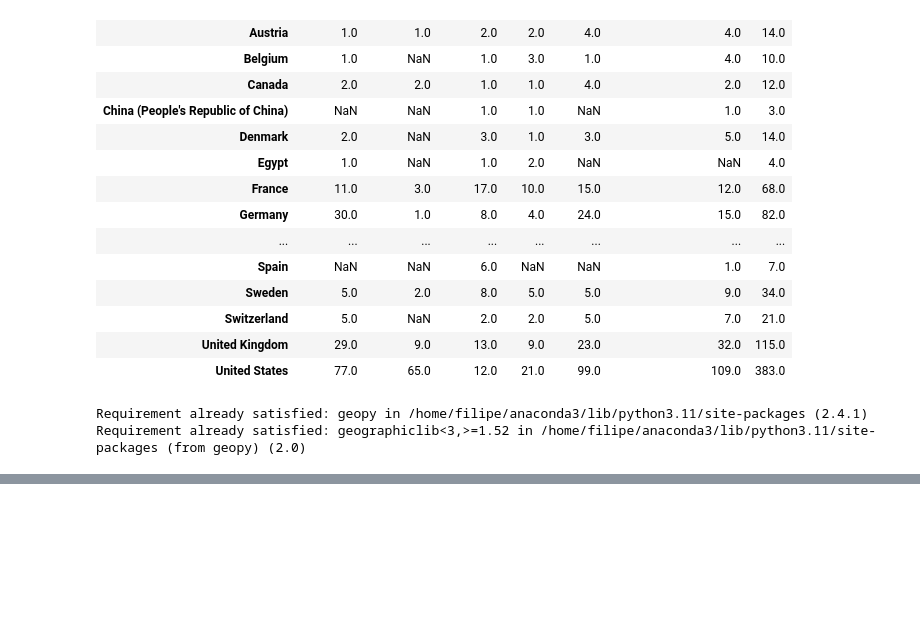
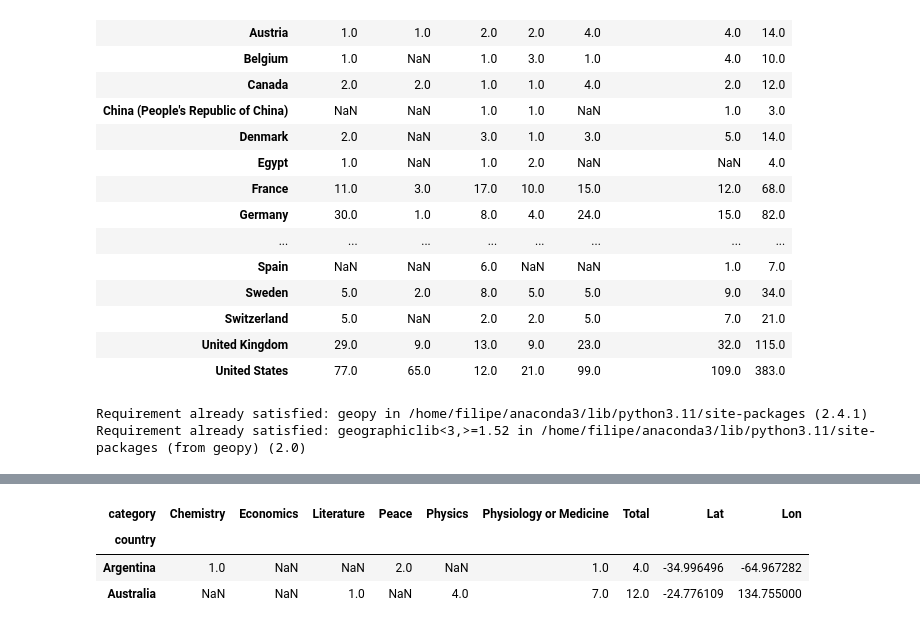
Before and after one commit to FilipeOrfao/data_visualization_with_python_and_javascript, a Jupyter notebook: 014_/main.ipynb, the cells around one changed output, grey strips where cells are left out. Drawn from its saved outputs; the diff is of its cells as text; code cells hidden in the pictures; blank space fills up the shorter version.

```diff
--- a/014_/main.ipynb
+++ b/014_/main.ipynb
@@ -401,3 +399,10 @@ traces = [
 
 fig = go.Figure(traces, layout=layout)
 fig.show()
+# %%
+df_country_category.head(2)
+# %% [output]
+| category | Chemistry | Economics | Literature | Peace | Physics | Physiology or Medicine | Total | Lat | Lon |
+| country |  |  |  |  |  |  |  |  |  |
+| Argentina | 1.0 | NaN | NaN | 2.0 | NaN | 1.0 | 4.0 | -34.996496 | -64.967282 |
+| Australia | NaN | NaN | 1.0 | NaN | 4.0 | 7.0 | 12.0 | -24.776109 | 134.755000 |
```
Also changed, not shown: parts of 11 cells of this notebook, 2 other files.
